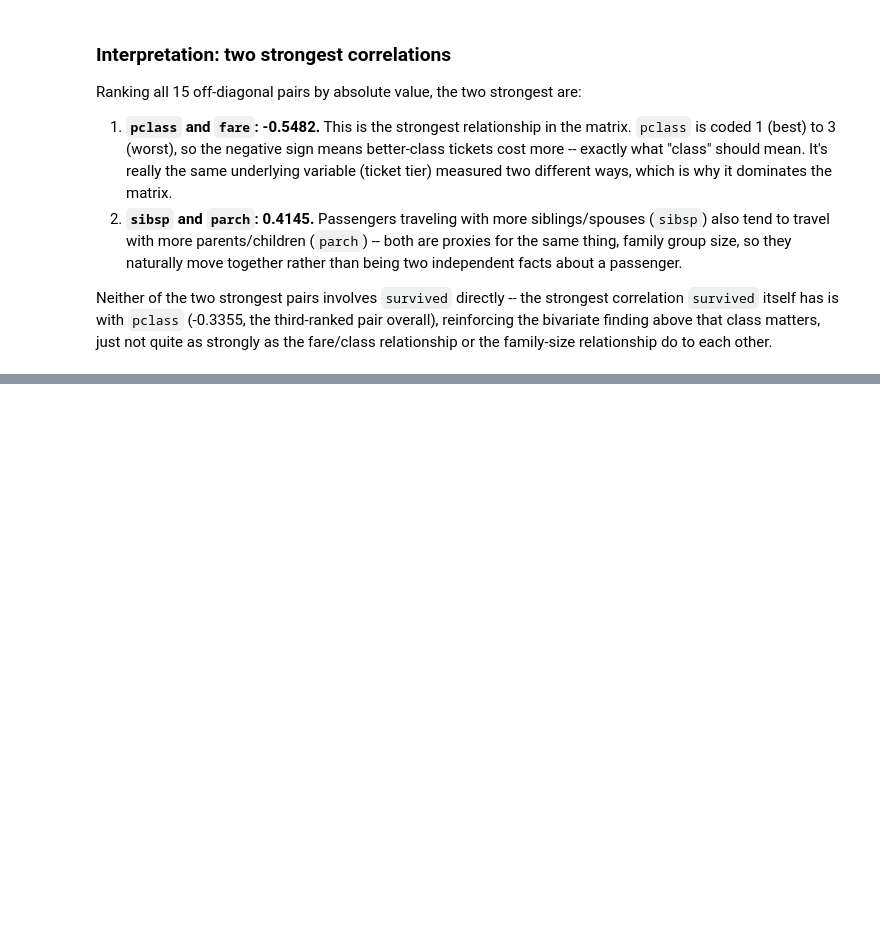
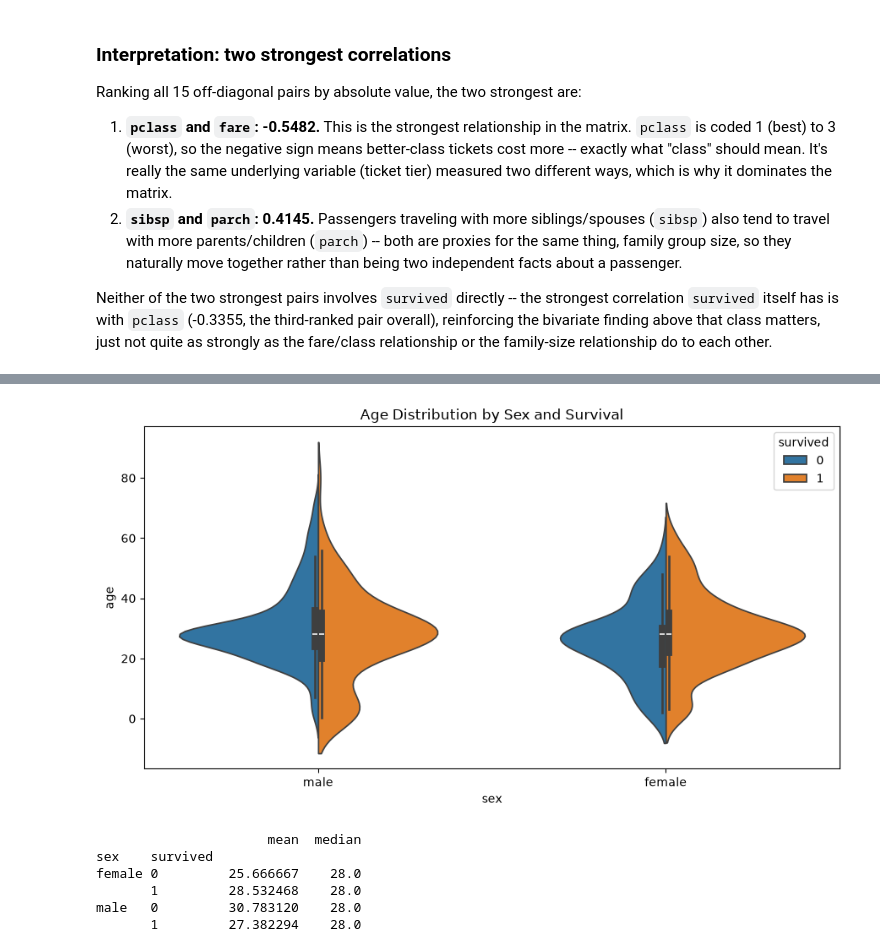
Before and after one commit to karanamsai1976-dotcom/zepto-data-ai-platform-capstone, a Jupyter notebook: analytics/01_eda.ipynb, the cells around one changed output, grey strips where cells are left out. Drawn from its saved outputs; the diff is of its cells as text; code cells hidden in the pictures; blank space fills up the shorter version.

```diff
--- a/analytics/01_eda.ipynb
+++ b/analytics/01_eda.ipynb
@@ -357,0 +390,17 @@ family-size relationship do to each other.
+# %%
+plt.figure(figsize=(9, 5))
+sns.violinplot(data=df_eda, x="sex", y="age", hue="survived", split=True)
+plt.title("Age Distribution by Sex and Survival")
+plt.tight_layout()
+plt.savefig("charts/age_by_sex_and_survival.png", dpi=100)
+plt.show()
+
+print(df_eda.groupby(["sex", "survived"])["age"].agg(["mean", "median"]))
+# %% [output]
+[figure, added]
+                      mean  median
+sex    survived
+female 0         25.666667    28.0
+       1         28.532468    28.0
+male   0         30.783120    28.0
+       1         27.382294    28.0
```
Also changed, not shown: parts of 11 cells of this notebook, 4 other files.
